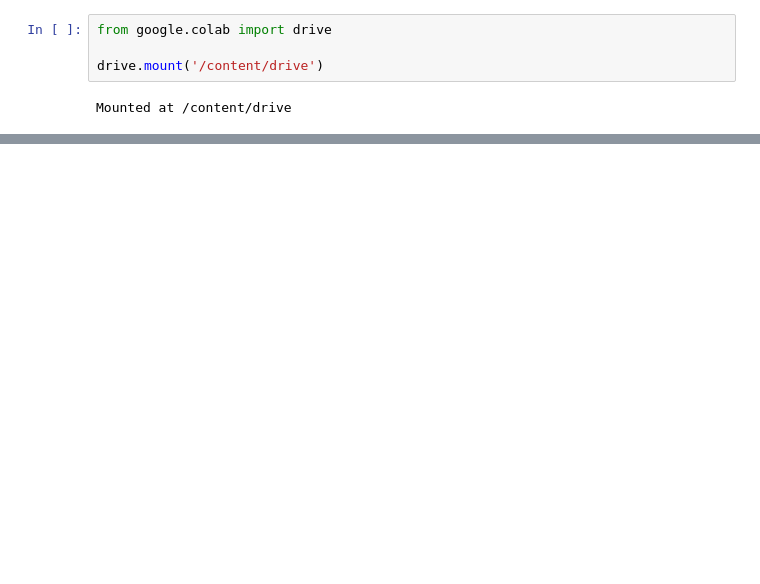
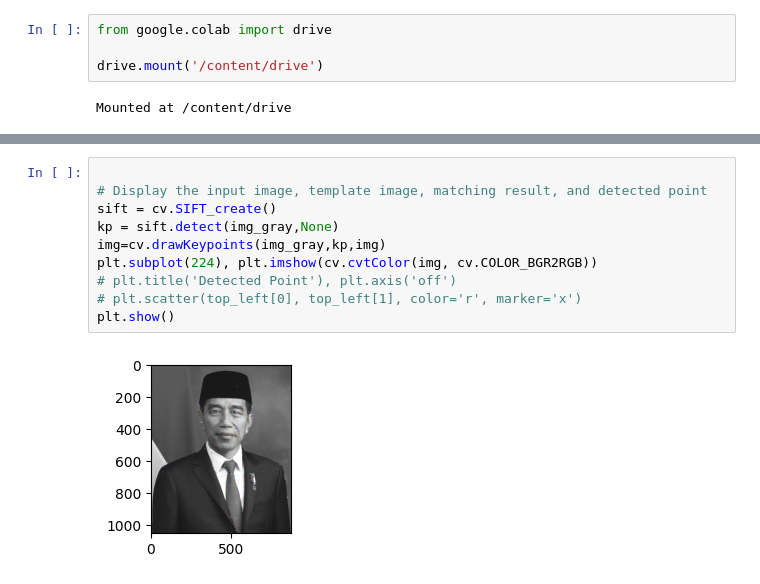
Before and after one commit to noora20FH/PCVK, a Jupyter notebook: week12.ipynb, the cells around one changed output, grey strips where cells are left out. Cells and saved outputs as stored; diff of their text form; blank space fills up the shorter version.

```diff
--- a/week12.ipynb
+++ b/week12.ipynb
@@ -21,0 +72,12 @@ cv.imwrite('sift_keypoints.jpg',img)
+# %%
+
+# Display the input image, template image, matching result, and detected point
+sift = cv.SIFT_create()
+kp = sift.detect(img_gray,None)
+img=cv.drawKeypoints(img_gray,kp,img)
+plt.subplot(224), plt.imshow(cv.cvtColor(img, cv.COLOR_BGR2RGB))
+# plt.title('Detected Point'), plt.axis('off')
+# plt.scatter(top_left[0], top_left[1], color='r', marker='x')
+plt.show()
+# %% [output]
+[figure, added]
```
Also changed, not shown: parts of 8 cells of this notebook.
